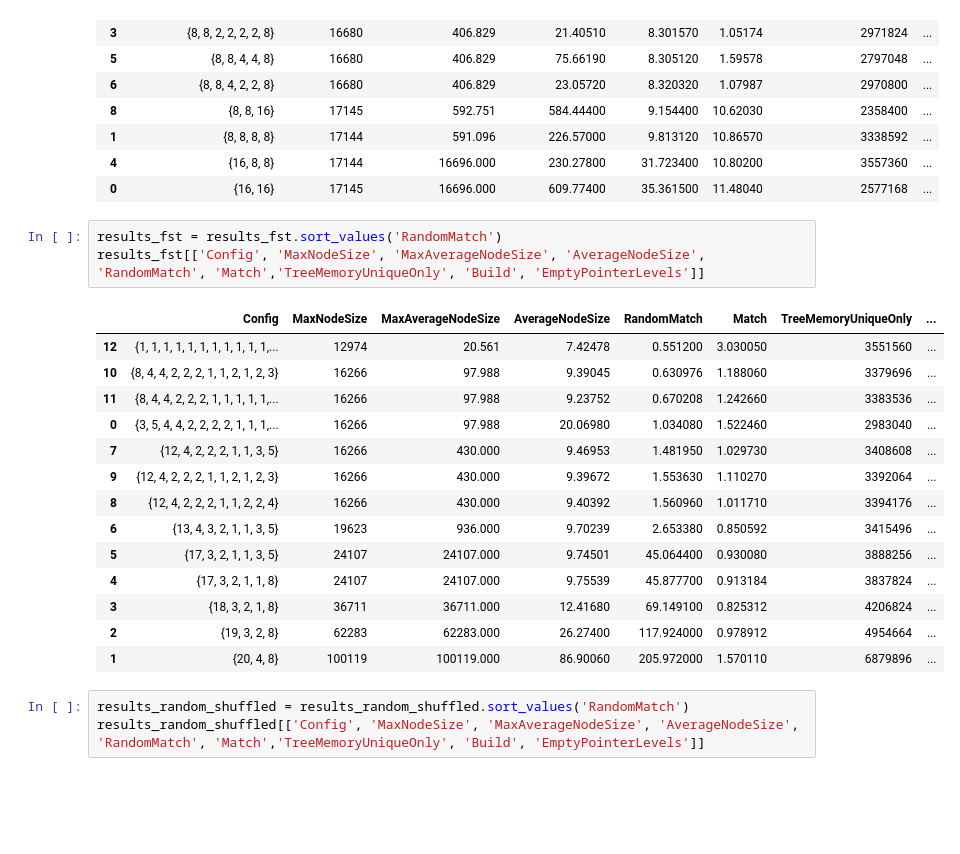
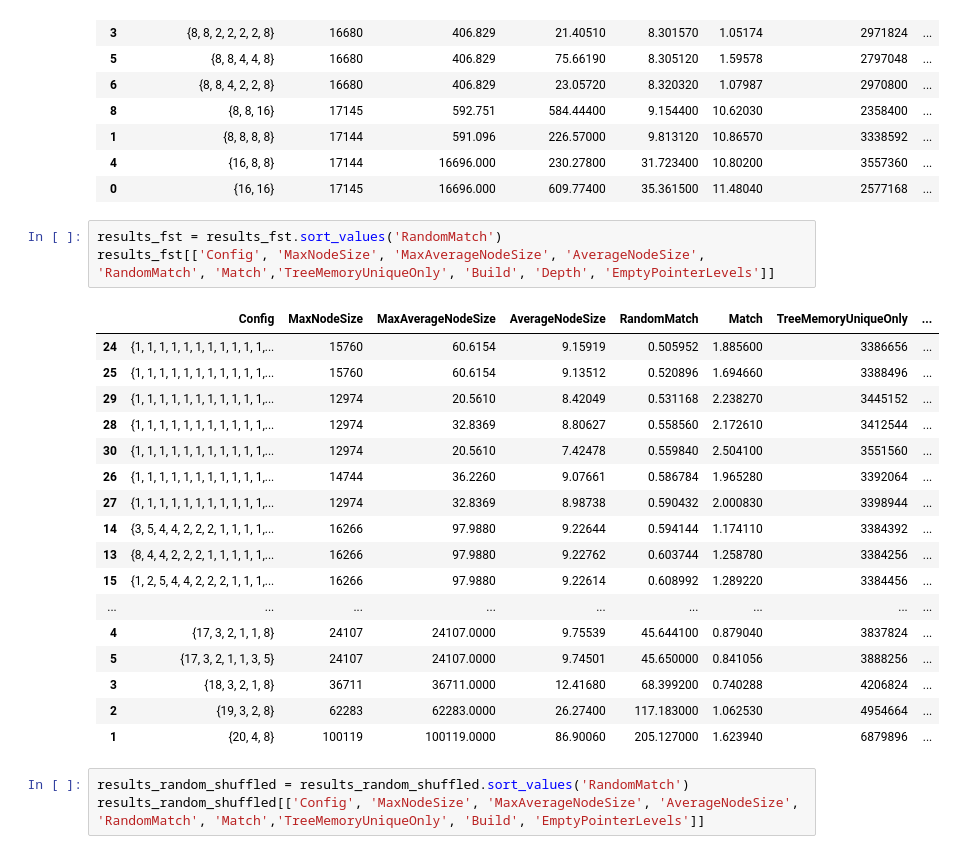
Before and after one commit to matrackif/TrieStrides, a Jupyter notebook: flavors_data_analysis.ipynb, the cells around one changed output. Drawn from its saved outputs; the diff is of its cells as text; blank space fills up the shorter version.

```diff
--- a/flavors_data_analysis.ipynb
+++ b/flavors_data_analysis.ipynb
@@ -90,22 +90,25 @@ results_wolant[['Config', 'MaxNodeSize', 'MaxAverageNodeSize', 'AverageNodeSize'
 | 0 | {16, 16} | 17145 | 16696.000 | 609.77400 | 35.361500 | 11.48040 | 2577168 | ... |
 # %%
 results_fst = results_fst.sort_values('RandomMatch')
-results_fst[['Config', 'MaxNodeSize', 'MaxAverageNodeSize', 'AverageNodeSize', 'RandomMatch', 'Match','TreeMemoryUniqueOnly', 'Build', 'EmptyPointerLevels']]
+results_fst[['Config', 'MaxNodeSize', 'MaxAverageNodeSize', 'AverageNodeSize', 'RandomMatch', 'Match','TreeMemoryUniqueOnly', 'Build', 'Depth', 'EmptyPointerLevels']]
 # %% [output]
 |  | Config | MaxNodeSize | MaxAverageNodeSize | AverageNodeSize | RandomMatch | Match | TreeMemoryUniqueOnly | ... |
-| 12 | {1, 1, 1, 1, 1, 1, 1, 1, 1, 1, 1,... | 12974 | 20.561 | 7.42478 | 0.551200 | 3.030050 | 3551560 | ... |
-| 10 | {8, 4, 4, 2, 2, 2, 1, 1, 2, 1, 2, 3} | 16266 | 97.988 | 9.39045 | 0.630976 | 1.188060 | 3379696 | ... |
-| 11 | {8, 4, 4, 2, 2, 2, 1, 1, 1, 1, 1,... | 16266 | 97.988 | 9.23752 | 0.670208 | 1.242660 | 3383536 | ... |
-| 0 | {3, 5, 4, 4, 2, 2, 2, 2, 1, 1, 1,... | 16266 | 97.988 | 20.06980 | 1.034080 | 1.522460 | 2983040 | ... |
-| 7 | {12, 4, 2, 2, 2, 1, 1, 3, 5} | 16266 | 430.000 | 9.46953 | 1.481950 | 1.029730 | 3408608 | ... |
-| 9 | {12, 4, 2, 2, 2, 1, 1, 2, 1, 2, 3} | 16266 | 430.000 | 9.39672 | 1.553630 | 1.110270 | 3392064 | ... |
-| 8 | {12, 4, 2, 2, 2, 1, 1, 2, 2, 4} | 16266 | 430.000 | 9.40392 | 1.560960 | 1.011710 | 3394176 | ... |
-| 6 | {13, 4, 3, 2, 1, 1, 3, 5} | 19623 | 936.000 | 9.70239 | 2.653380 | 0.850592 | 3415496 | ... |
-| 5 | {17, 3, 2, 1, 1, 3, 5} | 24107 | 24107.000 | 9.74501 | 45.064400 | 0.930080 | 3888256 | ... |
-| 4 | {17, 3, 2, 1, 1, 8} | 24107 | 24107.000 | 9.75539 | 45.877700 | 0.913184 | 3837824 | ... |
-| 3 | {18, 3, 2, 1, 8} | 36711 | 36711.000 | 12.41680 | 69.149100 | 0.825312 | 4206824 | ... |
-| 2 | {19, 3, 2, 8} | 62283 | 62283.000 | 26.27400 | 117.924000 | 0.978912 | 4954664 | ... |
-| 1 | {20, 4, 8} | 100119 | 100119.000 | 86.90060 | 205.972000 | 1.570110 | 6879896 | ... |
+| 24 | {1, 1, 1, 1, 1, 1, 1, 1, 1, 1, 1,... | 15760 | 60.6154 | 9.15919 | 0.505952 | 1.885600 | 3386656 | ... |
+| 25 | {1, 1, 1, 1, 1, 1, 1, 1, 1, 1, 1,... | 15760 | 60.6154 | 9.13512 | 0.520896 | 1.694660 | 3388496 | ... |
+| 29 | {1, 1, 1, 1, 1, 1, 1, 1, 1, 1, 1,... | 12974 | 20.5610 | 8.42049 | 0.531168 | 2.238270 | 3445152 | ... |
+| 28 | {1, 1, 1, 1, 1, 1, 1, 1, 1, 1, 1,... | 12974 | 32.8369 | 8.80627 | 0.558560 | 2.172610 | 3412544 | ... |
+| 30 | {1, 1, 1, 1, 1, 1, 1, 1, 1, 1, 1,... | 12974 | 20.5610 | 7.42478 | 0.559840 | 2.504100 | 3551560 | ... |
+| 26 | {1, 1, 1, 1, 1, 1, 1, 1, 1, 1, 1,... | 14744 | 36.2260 | 9.07661 | 0.586784 | 1.965280 | 3392064 | ... |
+| 27 | {1, 1, 1, 1, 1, 1, 1, 1, 1, 1, 1,... | 12974 | 32.8369 | 8.98738 | 0.590432 | 2.000830 | 3398944 | ... |
+| 14 | {3, 5, 4, 4, 2, 2, 2, 1, 1, 1, 1,... | 16266 | 97.9880 | 9.22644 | 0.594144 | 1.174110 | 3384392 | ... |
+| 13 | {8, 4, 4, 2, 2, 2, 1, 1, 1, 1, 1,... | 16266 | 97.9880 | 9.22762 | 0.603744 | 1.258780 | 3384256 | ... |
+| 15 | {1, 2, 5, 4, 4, 2, 2, 2, 1, 1, 1,... | 16266 | 97.9880 | 9.22614 | 0.608992 | 1.289220 | 3384456 | ... |
+| ... | ... | ... | ... | ... | ... | ... | ... | ... |
+| 4 | {17, 3, 2, 1, 1, 8} | 24107 | 24107.0000 | 9.75539 | 45.644100 | 0.879040 | 3837824 | ... |
+| 5 | {17, 3, 2, 1, 1, 3, 5} | 24107 | 24107.0000 | 9.74501 | 45.650000 | 0.841056 | 3888256 | ... |
+| 3 | {18, 3, 2, 1, 8} | 36711 | 36711.0000 | 12.41680 | 68.399200 | 0.740288 | 4206824 | ... |
+| 2 | {19, 3, 2, 8} | 62283 | 62283.0000 | 26.27400 | 117.183000 | 1.062530 | 4954664 | ... |
+| 1 | {20, 4, 8} | 100119 | 100119.0000 | 86.90060 | 205.127000 | 1.623940 | 6879896 | ... |
 # %%
 results_random_shuffled = results_random_shuffled.sort_values('RandomMatch')
 results_random_shuffled[['Config', 'MaxNodeSize', 'MaxAverageNodeSize', 'AverageNodeSize', 'RandomMatch', 'Match','TreeMemoryUniqueOnly', 'Build', 'EmptyPointerLevels']]
```
Also changed, not shown: parts of 17 cells of this notebook, 1 other file.
